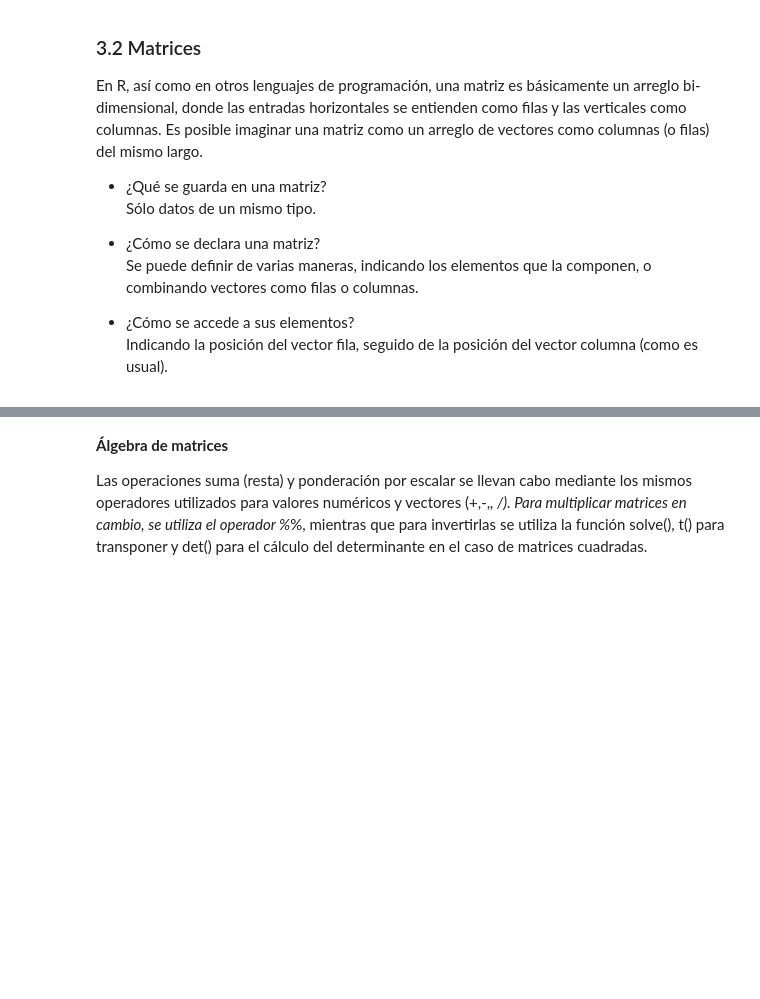
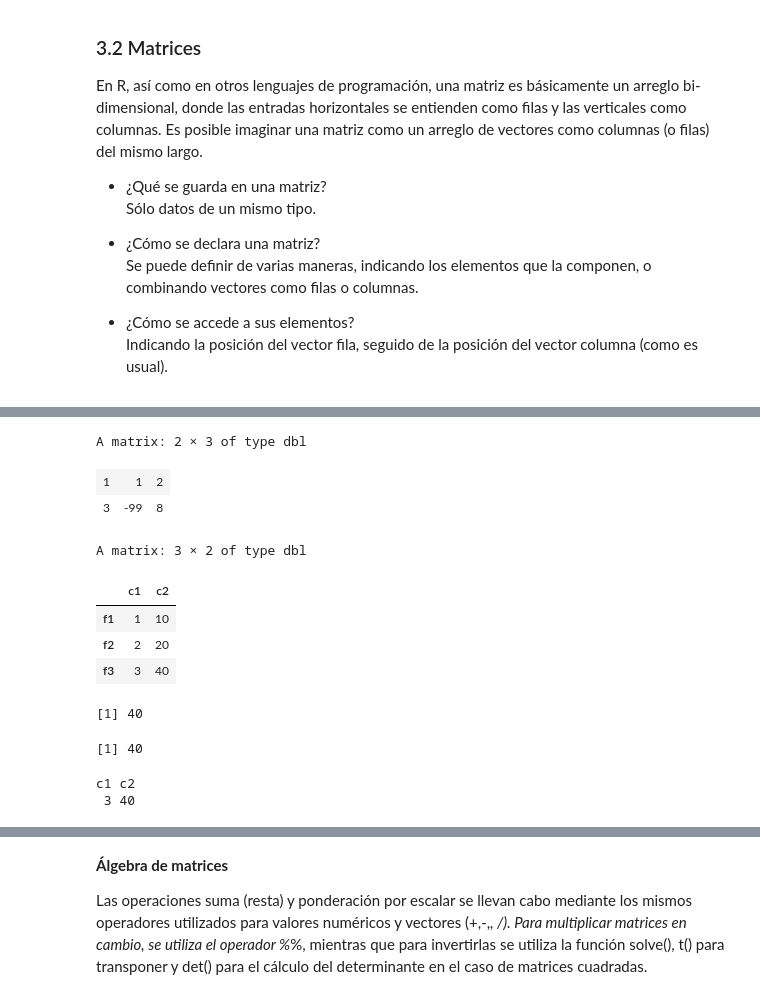
Before and after one commit to Davidestebancorrea/DBDC_202307_Programacion_en_R_para_ciencia_de_datos, a Jupyter notebook: Clases/C2/Clase_2_01_matrices.ipynb, the cells around one changed output, grey strips where cells are left out. Drawn from its saved outputs; the diff is of its cells as text; code cells hidden in the pictures; blank space fills up the shorter version.

```diff
--- a/Clases/C2/Clase_2_01_matrices.ipynb
+++ b/Clases/C2/Clase_2_01_matrices.ipynb
@@ -80,0 +64,11 @@ M3["f2","c3"]
+# %%
+# Genere dos vectores del mismo largo y forme una matriz.
+c1 <- c(1,2,3)
+c2 <- c(10,20,40)
+# %%
+# funciones cbind() [une vectores como columnas]
+# y rbind() [une vectores como filas] (pensadas para matrices)
+#?cbind
+
+C <- cbind(c1,c2)
+C
@@ -80,0 +193,33 @@ M3["f2","c3"]
+# %%
+#Recordemos que podemos actualizar elementos de un vector como:
+
+# quiero cambiar el 5 por un -99 (el 5 de la pos 2,2)
+B[2,2] <- -99
+B
+# %% [output]
+A matrix: 2 × 3 of type dbl
+| 1 | 1 | 2 |
+| 3 | -99 | 8 |
+# %%
+# Añadir nombres a las filas
+rownames(C) <- c("f1","f2","f3")
+C
+# %% [output]
+A matrix: 3 × 2 of type dbl
+|  | c1 | c2 |
+| f1 | 1 | 10 |
+| f2 | 2 | 20 |
+| f3 | 3 | 40 |
+# %%
+# Acceso mediante nombres
+# Quiero rescatar el 40, de la pos 3,2.
+C[3,2]
+C["f3","c2"]
+
+# Quiero rescatar la 3ra fila
+C["f3",]
+# %% [output]
+[1] 40
+[1] 40
+c1 c2
+ 3 40
```
Also changed, not shown: parts of 42 cells of this notebook.
